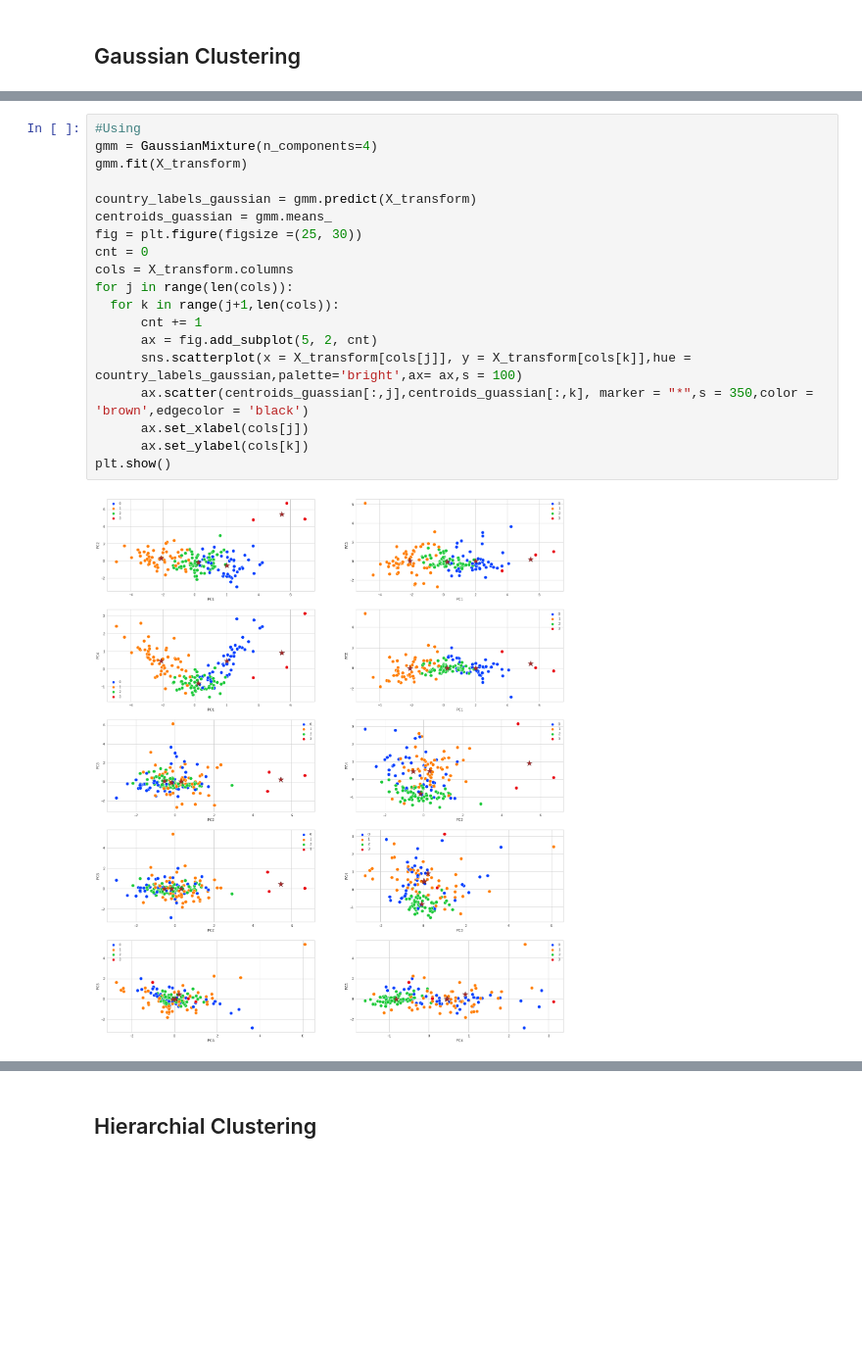
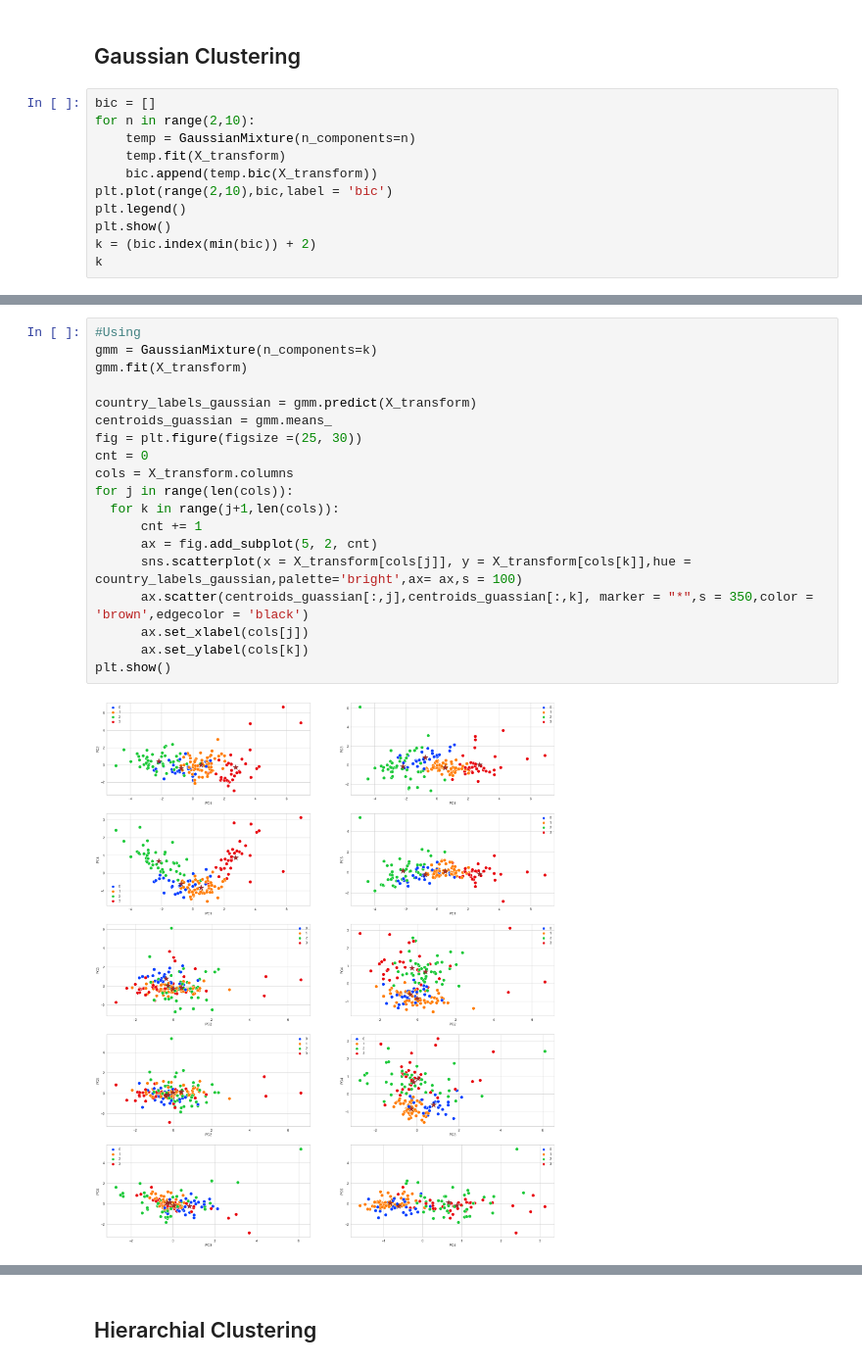
Before and after one commit to SameerSharma-57/Country_data_project, a Jupyter notebook: project.ipynb, the cells around one changed output, grey strips where cells are left out. Shown at 98% size. Cells and saved outputs as stored; diff of their text form; blank space fills up the shorter version.

Commit message:
Gaussian bic added
Gaussian bic added

```diff
--- a/project.ipynb
+++ b/project.ipynb
@@ -324,3 +324,14 @@ Class 2: 3      1.80%
 Class 3: 30     17.96%
 # %% [markdown]
 ## Gaussian Clustering
+# %%
+bic = []
+for n in range(2,10):
+    temp = GaussianMixture(n_components=n)
+    temp.fit(X_transform)
+    bic.append(temp.bic(X_transform))
+plt.plot(range(2,10),bic,label = 'bic')
+plt.legend()
+plt.show()
+k = (bic.index(min(bic)) + 2)
+k
@@ -327,24 +341,24 @@ Class 3: 30     17.96%
 # %%
 #Using
-gmm = GaussianMixture(n_components=4)
+gmm = GaussianMixture(n_components=k)
 gmm.fit(X_transform)
 
 country_labels_gaussian = gmm.predict(X_transform)
 centroids_guassian = gmm.means_
 fig = plt.figure(figsize =(25, 30))
 cnt = 0
 cols = X_transform.columns
 for j in range(len(cols)):
   for k in range(j+1,len(cols)):
       cnt += 1
       ax = fig.add_subplot(5, 2, cnt)
       sns.scatterplot(x = X_transform[cols[j]], y = X_transform[cols[k]],hue = country_labels_gaussian,palette='bright',ax= ax,s = 100)
       ax.scatter(centroids_guassian[:,j],centroids_guassian[:,k], marker = "*",s = 350,color = 'brown',edgecolor = 'black')
       ax.set_xlabel(cols[j])
       ax.set_ylabel(cols[k])
 plt.show()
 # %% [output]
-[figure, old version]
+[figure, new version]
 # %%
 unique_labels, counts = np.unique(country_labels_gaussian, return_counts=True)
 percentages = counts / len(country_labels_gaussian) * 100
```
Also changed, not shown: parts of 3 cells of this notebook.
